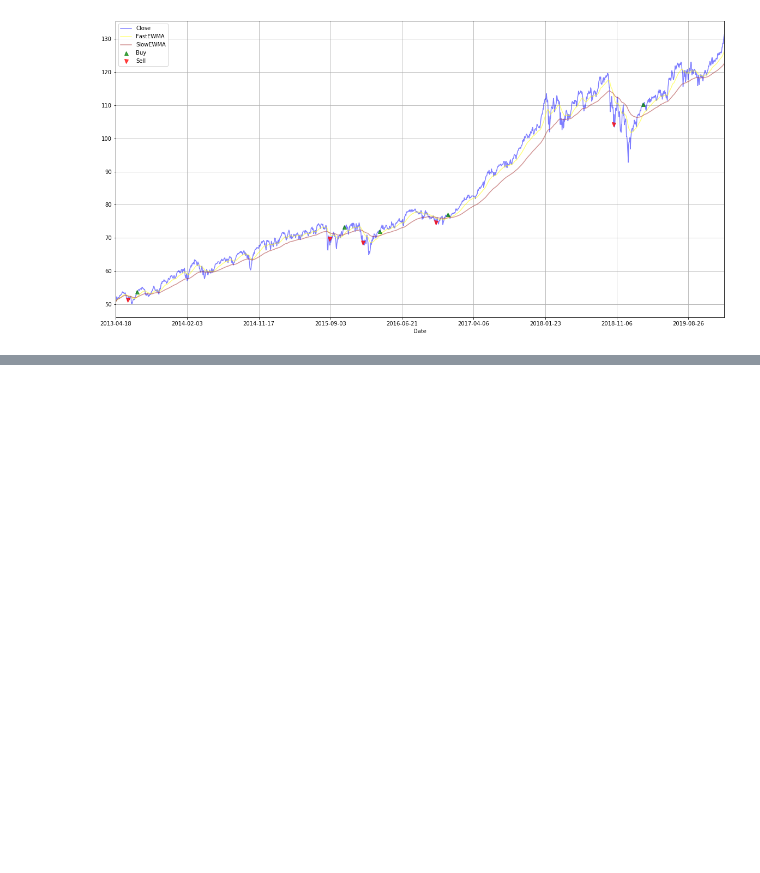
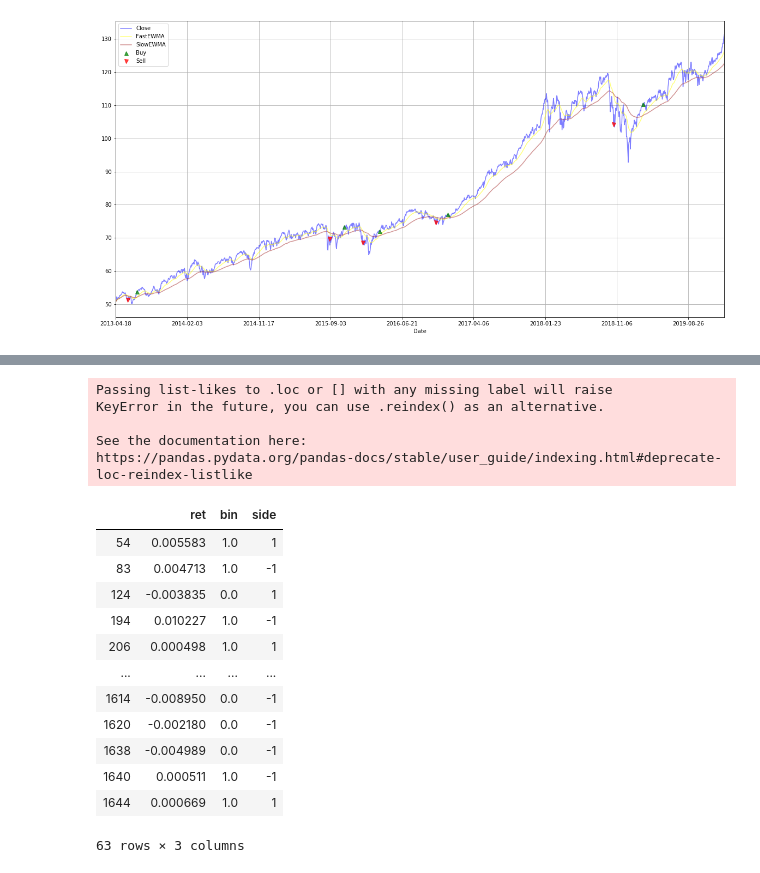
Before and after one commit to agalbachicar/fa_momentum, a Jupyter notebook: src/momentum.ipynb, the cells around one changed output, grey strips where cells are left out. Cells and saved outputs as stored; diff of their text form; code cells hidden in the pictures; blank space fills up the shorter version.

```diff
--- a/src/momentum.ipynb
+++ b/src/momentum.ipynb
@@ -580,0 +751,46 @@ plot_ewma_bet_signals(mtum_df)
+# %%
+fast_ewma = compute_ewma(mtum_df.Close, 3)
+slow_ewma = compute_ewma(mtum_df.Close, 7)
+
+up = get_up_cross(fast_ewma, slow_ewma)
+down = get_down_cross(fast_ewma, slow_ewma)
+
+side_up = pd.Series(1, index=up.index)
+side_down = pd.Series(-1, index=down.index)
+side = pd.concat([side_up,side_down]).sort_index()
+
+minRet = .01
+ptsl=[2,1]
+
+dailyVol = getDailyVol(mtum_df.Close)
+tEvents = getTEvents(mtum_df.Close, h=dailyVol.mean())
+t1 = addVerticalBarrier(tEvents, mtum_df.Close, numDays=1)
+
+target=dailyVol
+
+ma_events = getEvents(mtum_df.Close, tEvents, ptsl, target, minRet, cpus, t1=t1, side=side)
+ma_events.side.value_counts()
+ma_side = ma_events.dropna().side
+ma_bins = getBinsNew(ma_events,mtum_df.Close, t1).dropna()
+Xx = pd.merge_asof(ma_bins, side.to_frame().rename(columns={0:'side'}),
+                   left_index=True, right_index=True, direction='forward')
+Xx
+# %% [output]
+Passing list-likes to .loc or [] with any missing label will raise
+KeyError in the future, you can use .reindex() as an alternative.
+
+See the documentation here:
+https://pandas.pydata.org/pandas-docs/stable/user_guide/indexing.html#deprecate-loc-reindex-listlike
+|  | ret | bin | side |
+| 54 | 0.005583 | 1.0 | 1 |
+| 83 | 0.004713 | 1.0 | -1 |
+| 124 | -0.003835 | 0.0 | 1 |
+| 194 | 0.010227 | 1.0 | -1 |
+| 206 | 0.000498 | 1.0 | 1 |
+| ... | ... | ... | ... |
+| 1614 | -0.008950 | 0.0 | -1 |
+| 1620 | -0.002180 | 0.0 | -1 |
+| 1638 | -0.004989 | 0.0 | -1 |
+| 1640 | 0.000511 | 1.0 | -1 |
+| 1644 | 0.000669 | 1.0 | 1 |
+63 rows × 3 columns
```
Also changed, not shown: parts of 5 cells of this notebook.
